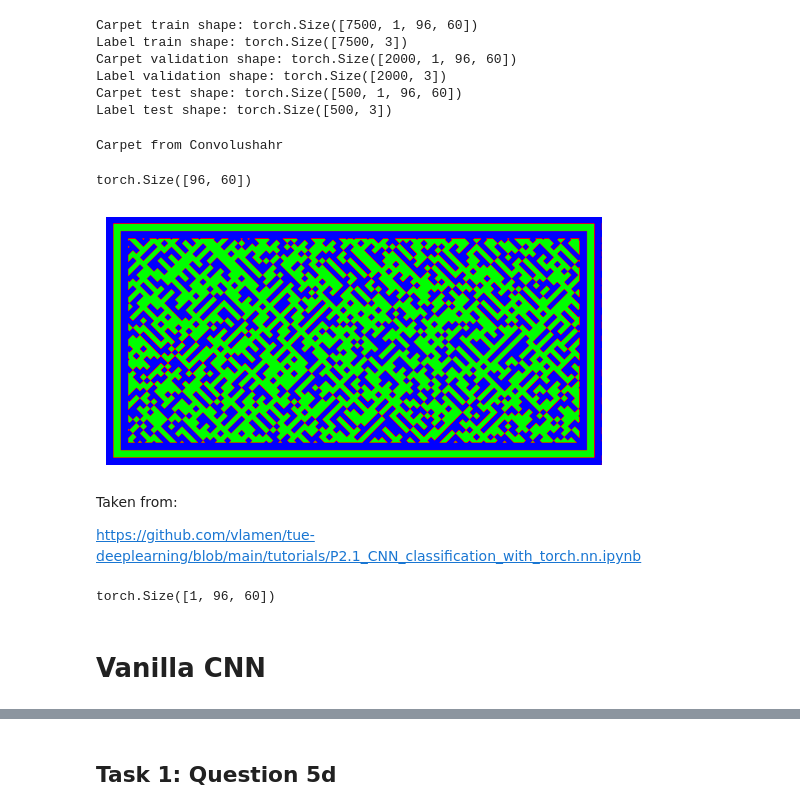
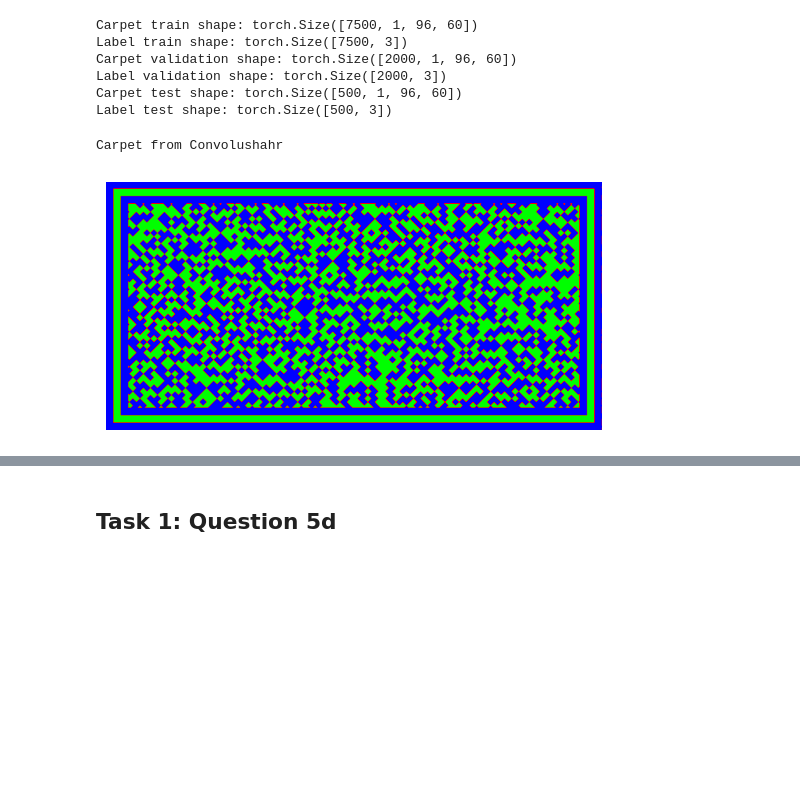
Before and after one commit to lzolyomi/2AMM10-DeepLearning, a Jupyter notebook: Assignment 1/Assignment_1.ipynb, the cells around one changed output, grey strips where cells are left out. Drawn from its saved outputs; the diff is of its cells as text; code cells hidden in the pictures; blank space fills up the shorter version.

```diff
--- a/Assignment 1/Assignment_1.ipynb
+++ b/Assignment 1/Assignment_1.ipynb
@@ -68,8 +70,8 @@ def load_numpy_arr_from_url(url):
 # %%
 # loading training and testing data for task 1
 # DO NOT MODIFY
-# task1 = load_numpy_arr_from_url("https://github.com/vlamen/tue-deeplearning/blob/main/assignments/assignment_1/task1data.npz?raw=true")
-task1 = np.load("task1data.npz")
+task1 = load_numpy_arr_from_url("https://github.com/vlamen/tue-deeplearning/blob/main/assignments/assignment_1/task1data.npz?raw=true")
+# task1 = np.load("task1data.npz")
 
 X = torch.tensor(task1['arr_0']).float()
 y = torch.tensor(task1['arr_1']).float()
@@ -79,11 +81,12 @@ X_val = X[7500:9500]
 X_test = X[9500:]
 y_train = y[:7500]
 y_val = y[7500:9500]
-y_test = y[9500:]
+y_test  = y[9500:]
 
 train_dataset = TensorDataset(X_train, y_train)
 val_dataset = TensorDataset(X_val, y_val)
 test_dataset = TensorDataset(X_test, y_test)
+
 
 print(f"Carpet train shape: {X_train.shape}")
 print(f"Label train shape: {y_train.shape}")
@@ -101,14 +104,8 @@ Label test shape: torch.Size([500, 3])
 # %%
 # random carpet
 idx = np.random.randint(0,7500)
 show_carpet(X_train, idx)
 print('Carpet from', oh_to_label(y_train[idx,None])[0])
-X_train[idx, 0].shape
 # %% [output]
 Carpet from Convolushahr
-torch.Size([96, 60])
-[figure, old version]
+[figure, new version]
-# %% [markdown]
-Taken from:
-
-https://github.com/vlamen/tue-deeplearning/blob/main/tutorials/P2.1_CNN_classification_with_torch.nn.ipynb
@@ -138,6 +111,0 @@ test_dl = DataLoader(test_dataset, batch_size=batch_size)
-# %%
-train_dataset[0][0].shape
-# %% [output]
-torch.Size([1, 96, 60])
-# %% [markdown]
-# Vanilla CNN
```
Also changed, not shown: parts of 24 cells of this notebook.
